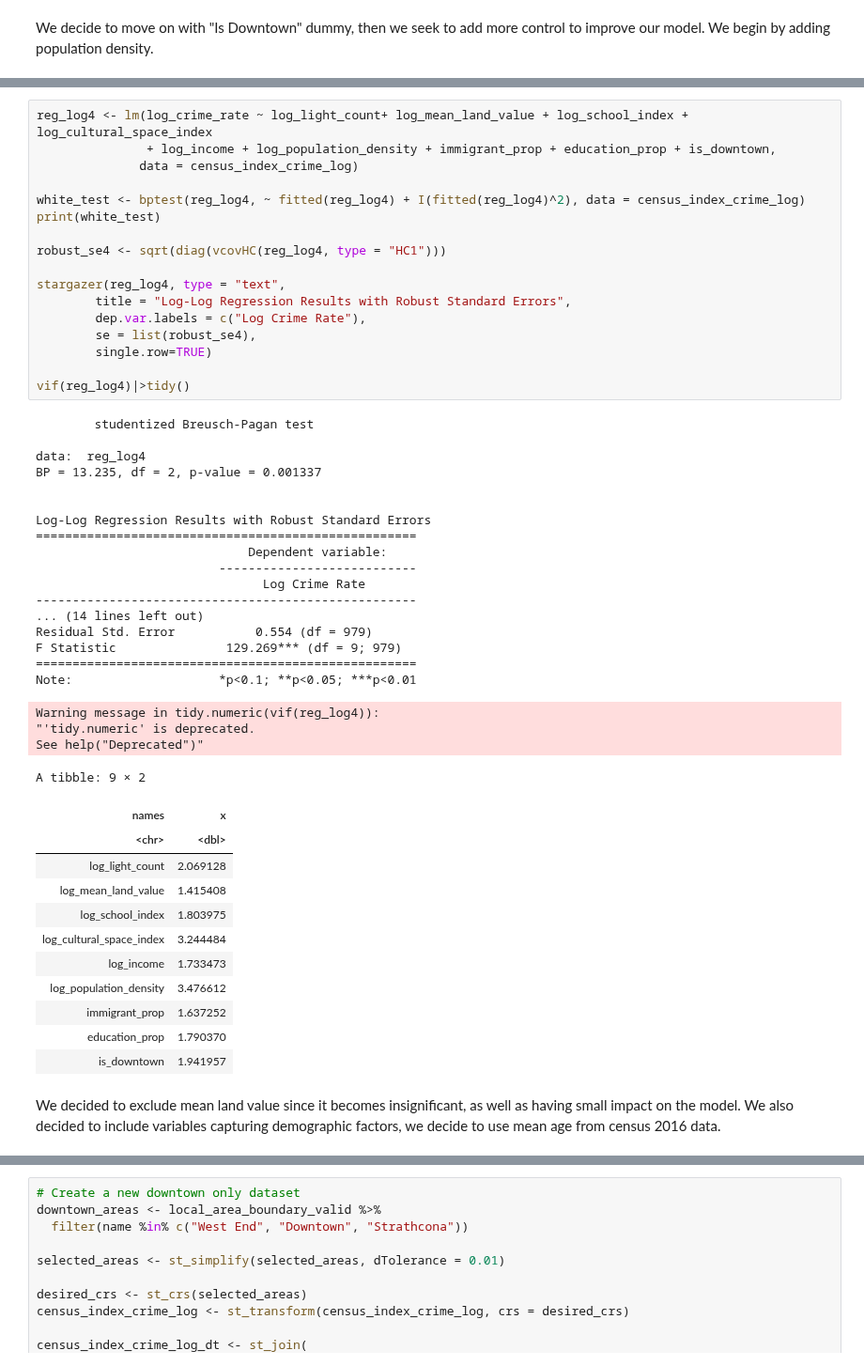
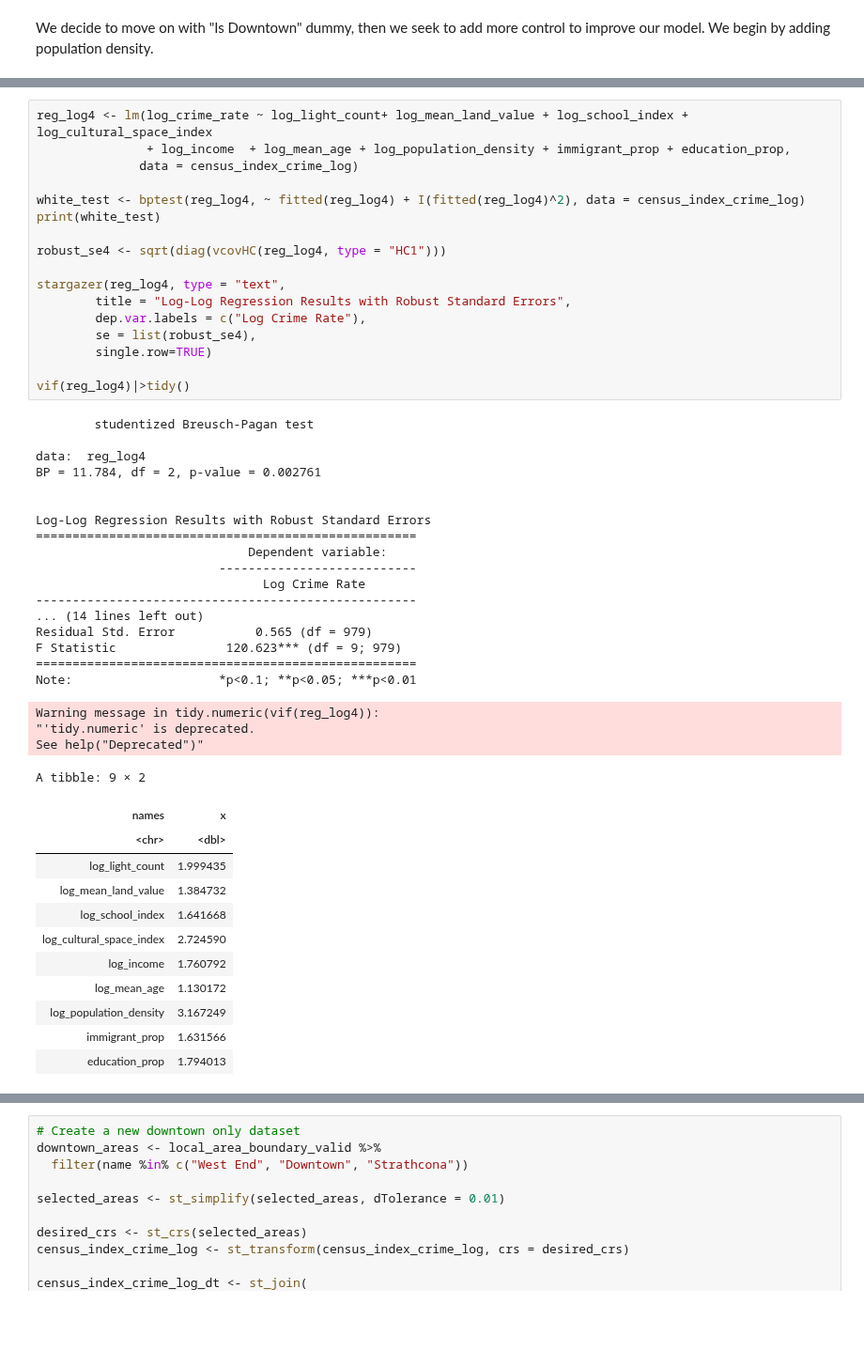
Before and after one commit to Irene-Berezin/econ326, a Jupyter notebook: project_workbook.ipynb, the cells around one changed output, grey strips where cells are left out. Shown at 94% size. Cells and saved outputs as stored; diff of their text form; blank space fills up the shorter version.

```diff
--- a/project_workbook.ipynb
+++ b/project_workbook.ipynb
@@ -689,7 +744,7 @@ $ is_downtown              <int> 0, 0, 0, 0, 0, 0, 0, 0, 0, 0, 0, 0, 0, 0, 0,
 $ log_population_density   <dbl> 7.654870, 8.428428, 8.804430, 8.495970, 8.789…
 # %%
 reg_log4 <- lm(log_crime_rate ~ log_light_count+ log_mean_land_value + log_school_index + log_cultural_space_index
-               + log_income + log_population_density + immigrant_prop + education_prop + is_downtown,
+               + log_income  + log_mean_age + log_population_density + immigrant_prop + education_prop,
               data = census_index_crime_log)
 
 white_test <- bptest(reg_log4, ~ fitted(reg_log4) + I(fitted(reg_log4)^2), data = census_index_crime_log)
@@ -698,44 +753,42 @@ print(white_test)
 robust_se4 <- sqrt(diag(vcovHC(reg_log4, type = "HC1")))
 
 stargazer(reg_log4, type = "text",
         title = "Log-Log Regression Results with Robust Standard Errors",
         dep.var.labels = c("Log Crime Rate"),
         se = list(robust_se4),
         single.row=TRUE)
 
 vif(reg_log4)|>tidy()
 # %% [output]
         studentized Breusch-Pagan test
 
 data:  reg_log4
-BP = 13.235, df = 2, p-value = 0.001337
+BP = 11.784, df = 2, p-value = 0.002761
 
 
 Log-Log Regression Results with Robust Standard Errors
 ====================================================
                              Dependent variable:
                          ---------------------------
                                Log Crime Rate
 ----------------------------------------------------
 ... (14 lines left out)
-Residual Std. Error           0.554 (df = 979)
-F Statistic               129.269*** (df = 9; 979)
+Residual Std. Error           0.565 (df = 979)
+F Statistic               120.623*** (df = 9; 979)
 ====================================================
 Note:                    *p<0.1; **p<0.05; ***p<0.01
 Warning message in tidy.numeric(vif(reg_log4)):
 "'tidy.numeric' is deprecated.
 See help("Deprecated")"
 A tibble: 9 × 2
 | names | x |
 | <chr> | <dbl> |
-| log_light_count | 2.069128 |
-| log_mean_land_value | 1.415408 |
-| log_school_index | 1.803975 |
-| log_cultural_space_index | 3.244484 |
-| log_income | 1.733473 |
-| log_population_density | 3.476612 |
-| immigrant_prop | 1.637252 |
-| education_prop | 1.790370 |
-| is_downtown | 1.941957 |
+| log_light_count | 1.999435 |
+| log_mean_land_value | 1.384732 |
+| log_school_index | 1.641668 |
+| log_cultural_space_index | 2.724590 |
+| log_income | 1.760792 |
+| log_mean_age | 1.130172 |
+| log_population_density | 3.167249 |
+| immigrant_prop | 1.631566 |
+| education_prop | 1.794013 |
-# %% [markdown]
-We decided to exclude mean land value since it becomes insignificant, as well as having small impact on the model. We also decided to include variables capturing demographic factors, we decide to use mean age from census 2016 data.
```
Also changed, not shown: parts of 29 cells of this notebook.
